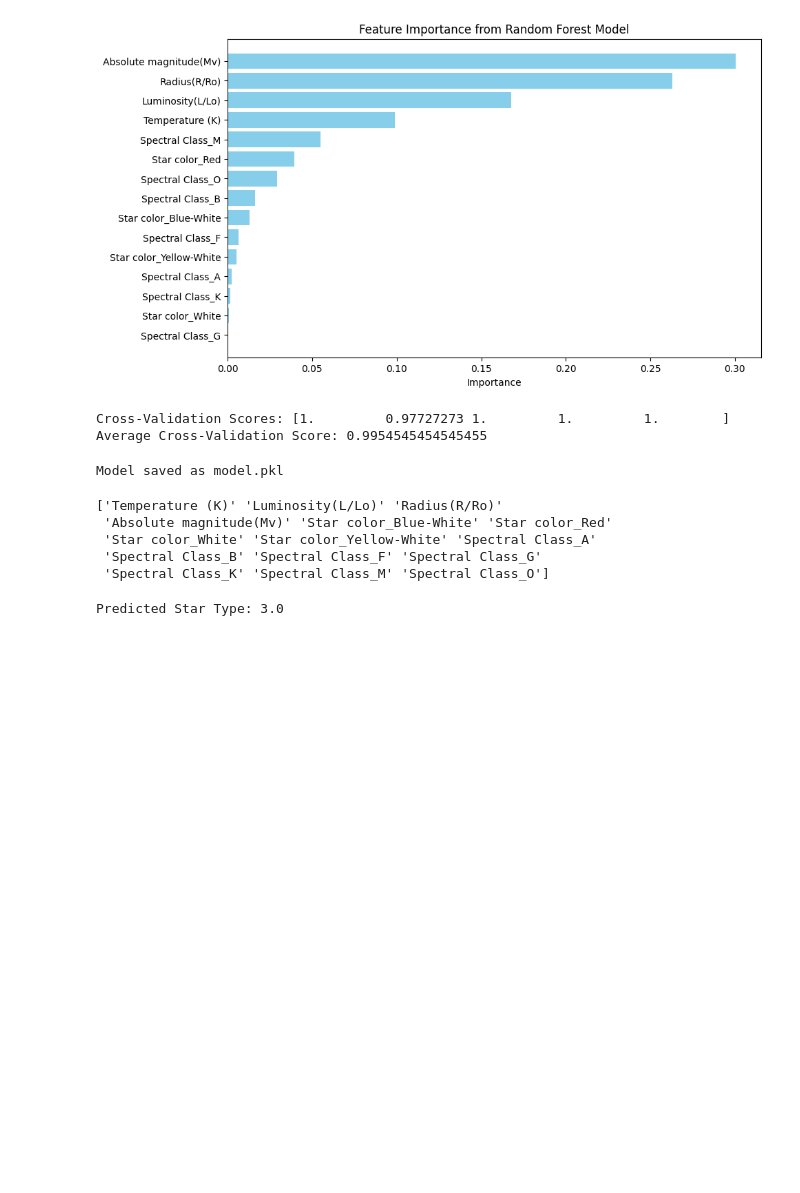
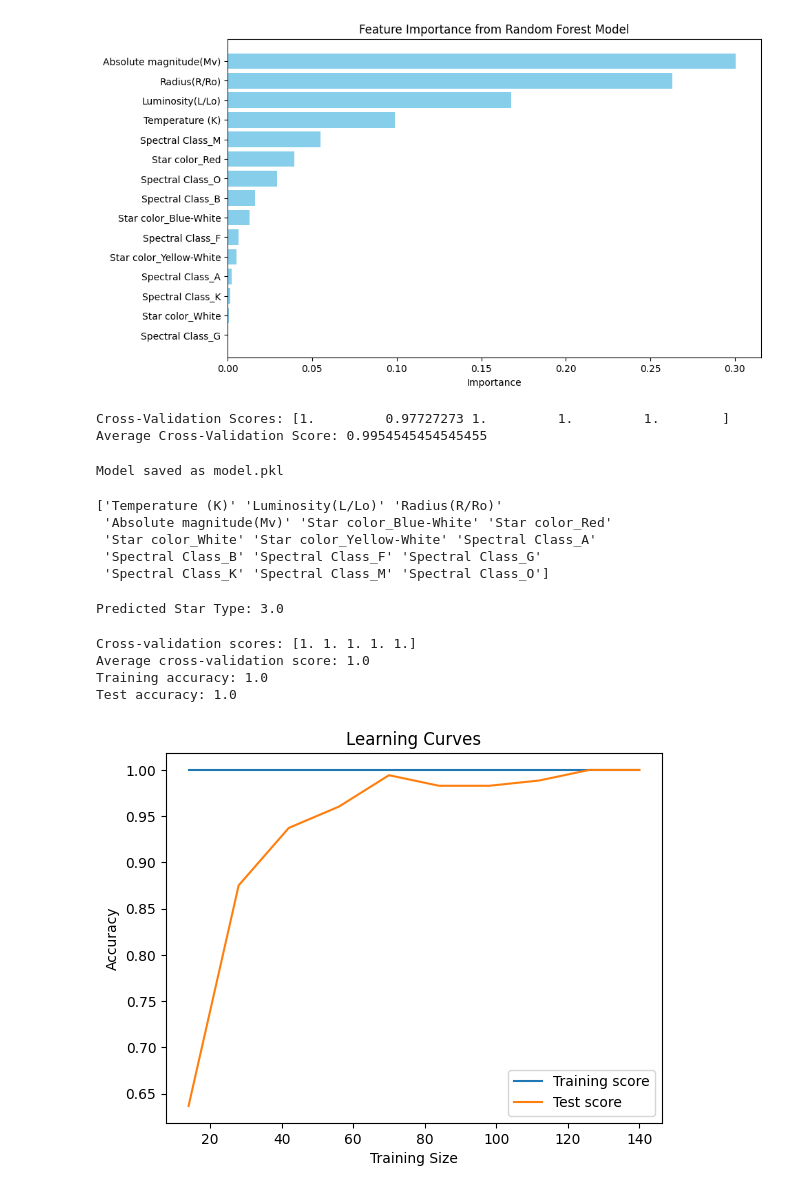
Before and after one commit to hermelawesene/ML-assignment1, a Jupyter notebook: notebooks/EDA_star_classification.ipynb, the cells around one changed output. Saved outputs shown, nothing was run; the diff lists cells and outputs as text; code cells hidden in the pictures; blank space fills up the shorter version.

```diff
--- a/notebooks/EDA(classification).ipynb
+++ b/notebooks/EDA_star_classification.ipynb
@@ -416,3 +417,43 @@ prediction = model.predict(new_data)
 print("Predicted Star Type:", prediction[0])
 # %% [output]
 Predicted Star Type: 3.0
+# %%
+from sklearn.model_selection import cross_val_score
+from sklearn.metrics import accuracy_score
+
+# Assuming your model is trained and you have a train and test dataset
+# Get cross-validation scores
+cv_scores = cross_val_score(model, X_train, y_train, cv=5)  # 5-fold CV
+print(f"Cross-validation scores: {cv_scores}")
+print(f"Average cross-validation score: {cv_scores.mean()}")
+
+# Evaluate the model on training and test data
+train_accuracy = model.score(X_train, y_train)
+test_accuracy = model.score(X_test, y_test)
+
+print(f"Training accuracy: {train_accuracy}")
+print(f"Test accuracy: {test_accuracy}")
+# %% [output]
+Cross-validation scores: [1. 1. 1. 1. 1.]
+Average cross-validation score: 1.0
+Training accuracy: 1.0
+Test accuracy: 1.0
+# %%
+import matplotlib.pyplot as plt
+from sklearn.model_selection import learning_curve
+
+# Get learning curve data
+train_sizes, train_scores, test_scores = learning_curve(
+    model, X_train, y_train, cv=5, scoring='accuracy', n_jobs=-1, train_sizes=[0.1, 0.2, 0.3, 0.4, 0.5, 0.6, 0.7, 0.8, 0.9, 1.0]
+)
+
+# Plot learning curves
+plt.plot(train_sizes, train_scores.mean(axis=1), label="Training score")
+plt.plot(train_sizes, test_scores.mean(axis=1), label="Test score")
+plt.xlabel("Training Size")
+plt.ylabel("Accuracy")
+plt.title("Learning Curves")
+plt.legend()
+plt.show()
+# %% [output]
+[figure, added]
```
Also changed, not shown: parts of 5 cells of this notebook, 8 other files.
